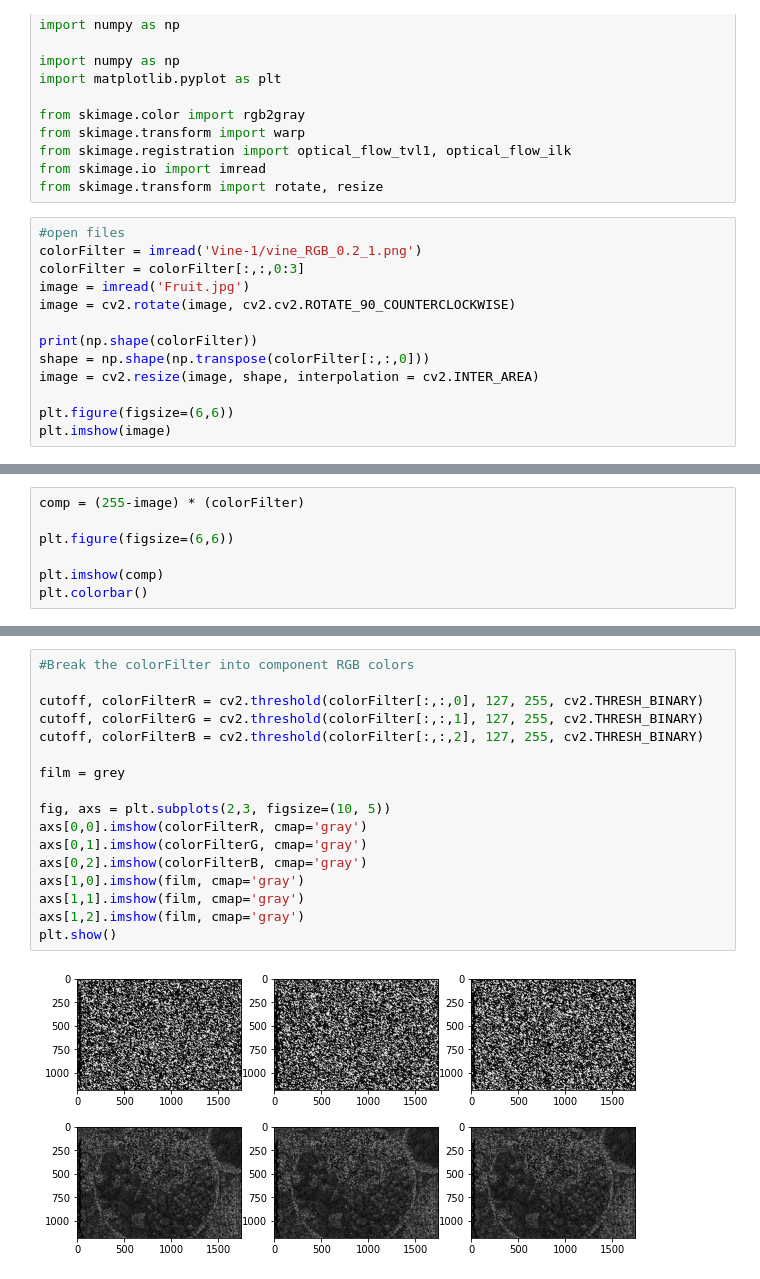
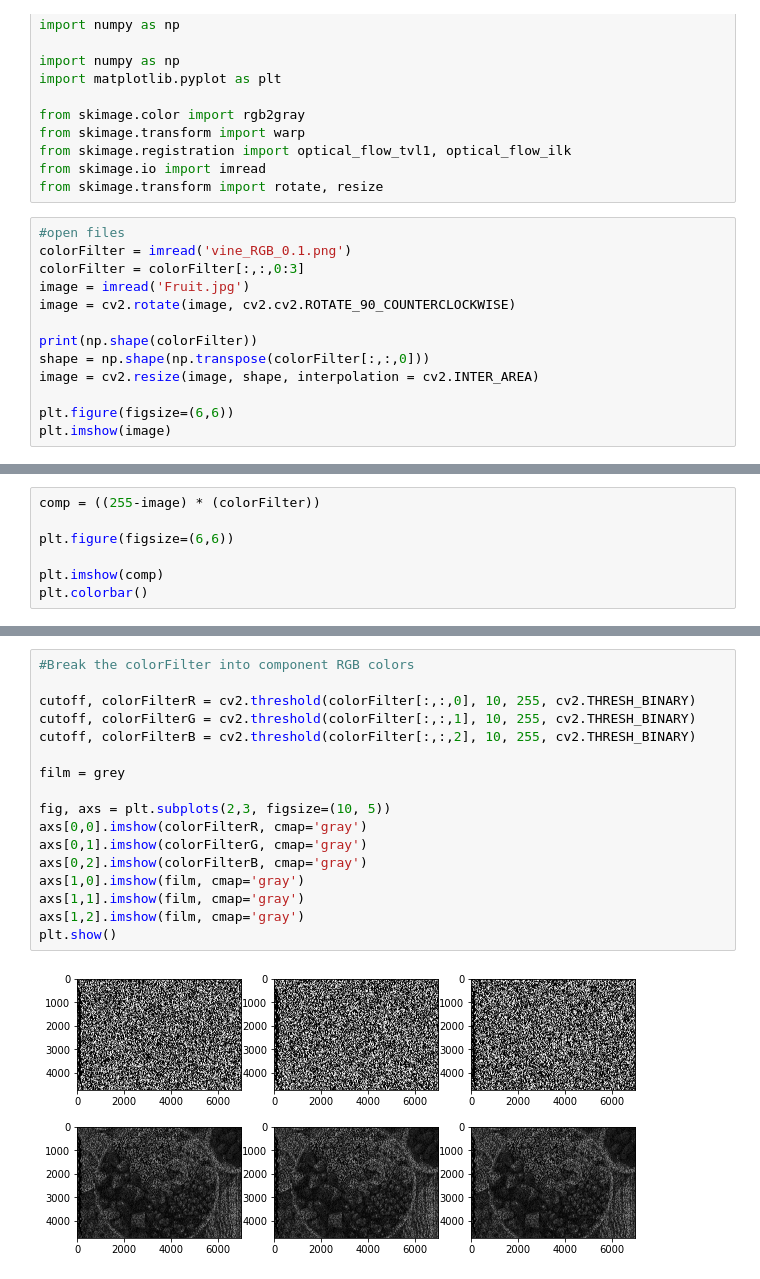
Before and after one commit to Leviticoos/Digichrome, a Jupyter notebook: Film Maker.ipynb, the cells around one changed output, grey strips where cells are left out. Cells and saved outputs as stored; diff of their text form.

```diff
--- a/Film Maker.ipynb
+++ b/Film Maker.ipynb
@@ -14,7 +14,7 @@ from skimage.io import imread
 from skimage.transform import rotate, resize
 # %%
 #open files
-colorFilter = imread('Vine-1/vine_RGB_0.2_1.png')
+colorFilter = imread('vine_RGB_0.1.png')
 colorFilter = colorFilter[:,:,0:3]
 image = imread('Fruit.jpg')
 image = cv2.rotate(image, cv2.cv2.ROTATE_90_COUNTERCLOCKWISE)
@@ -38,5 +38,5 @@ plt.imshow(colorFilter)
 # %%
-comp = (255-image) * (colorFilter)
+comp = ((255-image) * (colorFilter))
 
 plt.figure(figsize=(6,6))
 
@@ -57,22 +57,22 @@ True
 # %%
 #Break the colorFilter into component RGB colors
 
-cutoff, colorFilterR = cv2.threshold(colorFilter[:,:,0], 127, 255, cv2.THRESH_BINARY)
-cutoff, colorFilterG = cv2.threshold(colorFilter[:,:,1], 127, 255, cv2.THRESH_BINARY)
-cutoff, colorFilterB = cv2.threshold(colorFilter[:,:,2], 127, 255, cv2.THRESH_BINARY)
+cutoff, colorFilterR = cv2.threshold(colorFilter[:,:,0], 10, 255, cv2.THRESH_BINARY)
+cutoff, colorFilterG = cv2.threshold(colorFilter[:,:,1], 10, 255, cv2.THRESH_BINARY)
+cutoff, colorFilterB = cv2.threshold(colorFilter[:,:,2], 10, 255, cv2.THRESH_BINARY)
 
 film = grey
 
 fig, axs = plt.subplots(2,3, figsize=(10, 5))
 axs[0,0].imshow(colorFilterR, cmap='gray')
 axs[0,1].imshow(colorFilterG, cmap='gray')
 axs[0,2].imshow(colorFilterB, cmap='gray')
 axs[1,0].imshow(film, cmap='gray')
 axs[1,1].imshow(film, cmap='gray')
 axs[1,2].imshow(film, cmap='gray')
 plt.show()
 # %% [output]
-[figure, old version]
+[figure, new version]
 # %%
 #Multiply each colorFilter color by the black and white film photo
 
```
Also changed, not shown: parts of 6 cells of this notebook, 6 other files.
